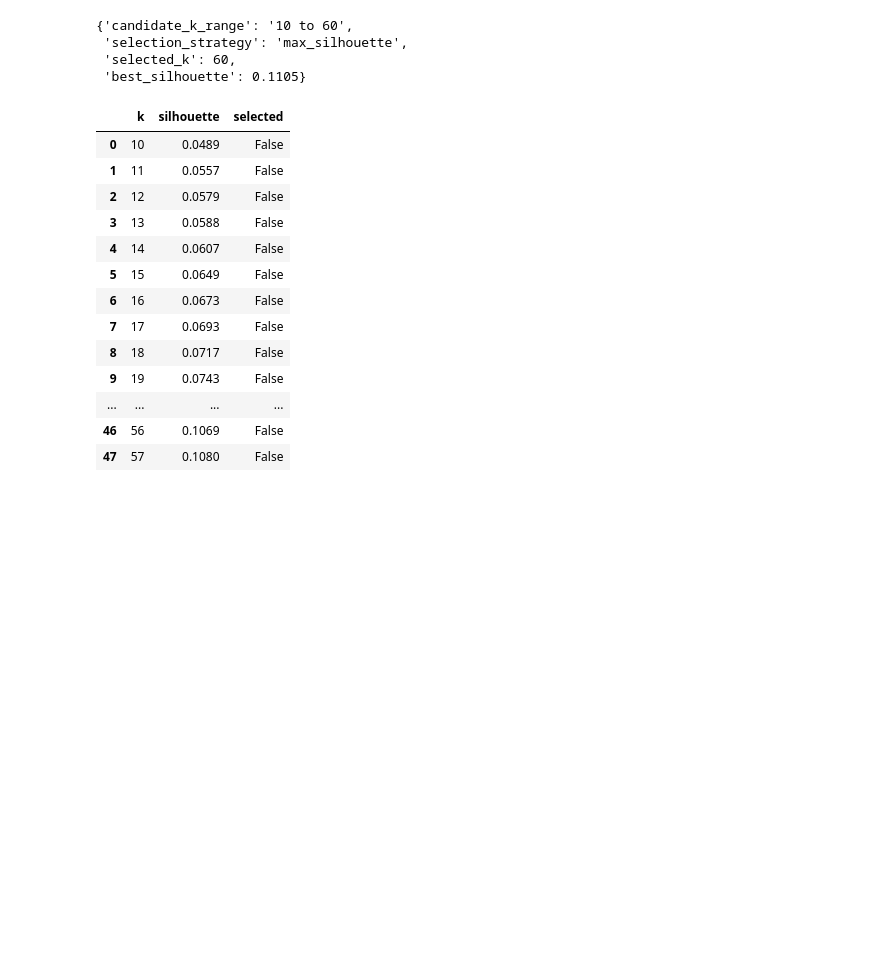
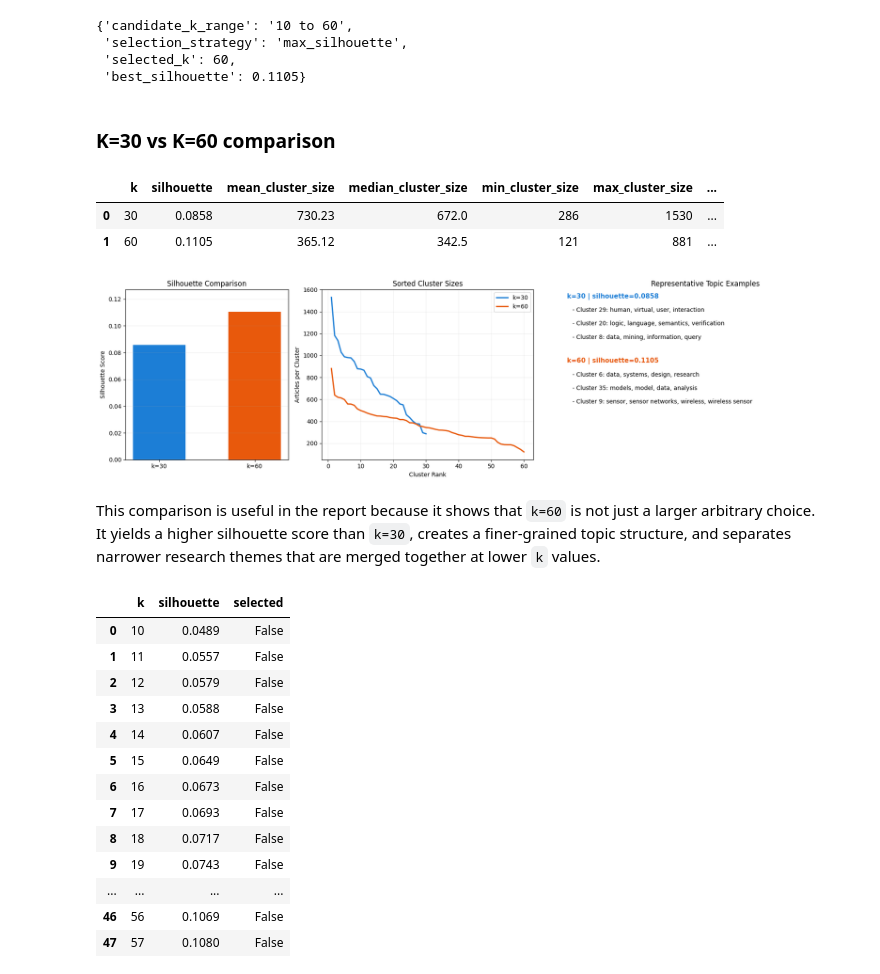
Before and after one commit to nurtopluyurek/DataMining_JournalHomework, a Jupyter notebook: notebooks/data_mining_final_project.ipynb, the cells around one changed output. Drawn from its saved outputs; the diff is of its cells as text; code cells hidden in the pictures; blank space fills up the shorter version.

Commit message:
Add compact Streamlit UI and k-comparison analysis

```diff
--- a/notebooks/data_mining_final_project.ipynb
+++ b/notebooks/data_mining_final_project.ipynb
@@ -407,6 +409,47 @@ This replaces the earlier conservative low-`k` rule and aligns the final cluster
  'selection_strategy': 'max_silhouette',
  'selected_k': 60,
  'best_silhouette': 0.1105}
+# %% [markdown]
+### K=30 vs K=60 comparison
+# %%
+clusterer_k30 = TopicClusterer(candidate_clusters=(30,), selection_strategy="max_silhouette")
+clusterer_k30.fit(modeling_frame)
+
+k_comparison_frame = summarize_cluster_configurations([clusterer_k30, clusterer])
+k_comparison_frame.to_csv(OUTPUT_TABLES / "k30_vs_k60_comparison.csv", index=False)
+(
+    clusterer_k30.summarize_clusters()
+    .sort_values(["size", "cluster"], ascending=[False, True])
+    .head(10)
+    .to_csv(OUTPUT_TABLES / "k30_representative_topics.csv", index=False)
+)
+(
+    clusterer.summarize_clusters()
+    .sort_values(["size", "cluster"], ascending=[False, True])
+    .head(10)
+    .to_csv(OUTPUT_TABLES / "k60_representative_topics.csv", index=False)
+)
+k_comparison_frame
+# %% [output]
+|  | k | silhouette | mean_cluster_size | median_cluster_size | min_cluster_size | max_cluster_size | ... |
+| 0 | 30 | 0.0858 | 730.23 | 672.0 | 286 | 1530 | ... |
+| 1 | 60 | 0.1105 | 365.12 | 342.5 | 121 | 881 | ... |
+# %%
+fig, axes = plt.subplots(
+    1,
+    3,
+    figsize=(18, 5),
+    gridspec_kw={"width_ratios": [1.0, 1.3, 1.7]},
+)
+plot_k_comparison(clusterer_k30, clusterer, axes=axes)
+fig.tight_layout()
+fig.savefig(OUTPUT_FIGURES / "k30_vs_k60_comparison.png", dpi=200, bbox_inches="tight")
+plt.show()
+# %% [output]
+[figure, added]
+# %% [markdown]
+This comparison is useful in the report because it shows that `k=60` is not just a larger arbitrary choice.
+It yields a higher silhouette score than `k=30`, creates a finer-grained topic structure, and separates narrower research themes that are merged together at lower `k` values.
 # %%
 clusterer.silhouette_table_.to_csv(OUTPUT_TABLES / "silhouette_scores.csv", index=False)
 cluster_summary = clusterer.summarize_clusters()
```
Also changed, not shown: parts of 1 cell of this notebook, 12 other files.
